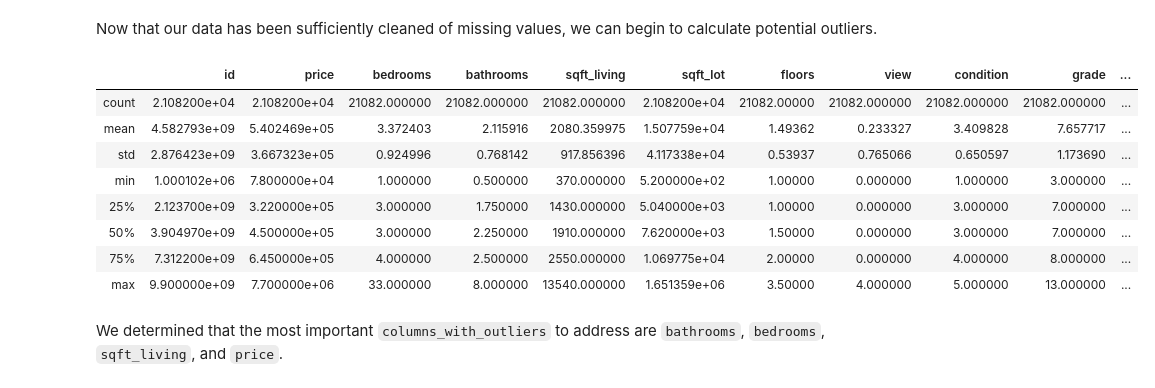
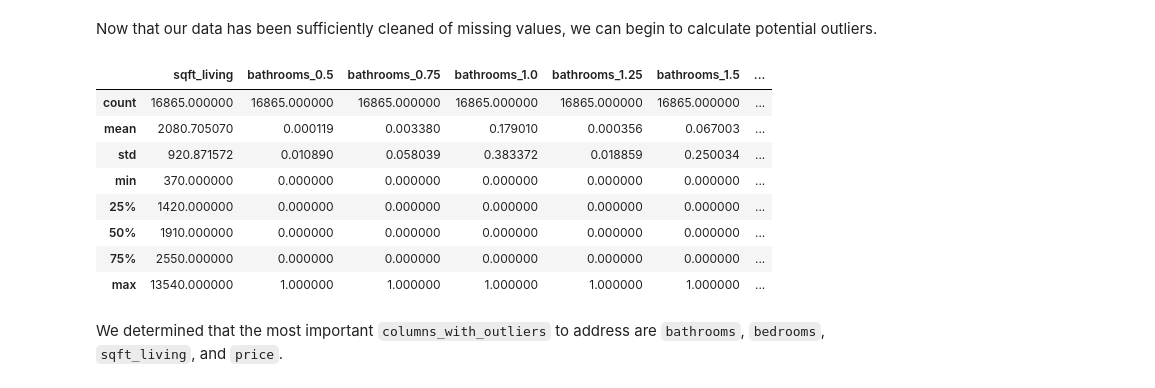
Before and after one commit to jonnelbenjamin/coachmod4project, a Jupyter notebook: 2_data_cleaning.ipynb, the cells around one changed output. Cells and saved outputs as stored; diff of their text form; code cells hidden in the pictures.

````diff
--- a/2_data_cleaning.ipynb
+++ b/2_data_cleaning.ipynb
@@ -138,0 +101,6 @@ ValueError: The indices for endog and exog are not aligned
+# %%
+
+categorical_features = ['bathrooms','bedrooms','zipcode','yr_built','grade','condition','view','floors']
+for feature in categorical_features:
+    kcdf[feature] = kcdf[feature].astype('category')
+kcdf.info()
@@ -191,2 +179,17 @@ stripped leading/trailing spaces from all cells of string type
+# %%
+categorial_columns = ['bathrooms','bedrooms','grade','view','floors']
+non_categorial_columns = ['id','date','sqft_lot','condition','yr_built','zipcode','sqft_living15', 'sqft_lot15']
+dummies_df = pd.get_dummies(kcdf, columns=categorial_columns).drop(columns=non_categorial_columns)
+# %%
+# This is
+
+# This sets X to a dataframe consisting of columns with dummy variables & without extra columns
+X = dummies_df.drop(columns=['price'])
+
+# this simply sets y to the price column of the dataframe
+y = dummies_df['price']
+
+# This runs a train/test split with .20 of the data.
+X_train, X_test, y_train, y_test = train_test_split(X, y, test_size = 0.2, random_state=40)
 # %% [markdown]
 And we also want to run a quick check for duplicates.
@@ -208,16 +207,16 @@ msno.matrix(kcdf)
 # %% [markdown]
 Now that our data has been sufficiently cleaned of missing values, we can begin to calculate potential outliers.
 # %%
-kcdf.describe()
+X_train.describe()
 # %% [output]
-|  | id | price | bedrooms | bathrooms | sqft_living | sqft_lot | floors | view | condition | grade | ... |
-| count | 2.108200e+04 | 2.108200e+04 | 21082.000000 | 21082.000000 | 21082.000000 | 2.108200e+04 | 21082.00000 | 21082.000000 | 21082.000000 | 21082.000000 | ... |
-| mean | 4.582793e+09 | 5.402469e+05 | 3.372403 | 2.115916 | 2080.359975 | 1.507759e+04 | 1.49362 | 0.233327 | 3.409828 | 7.657717 | ... |
-| std | 2.876423e+09 | 3.667323e+05 | 0.924996 | 0.768142 | 917.856396 | 4.117338e+04 | 0.53937 | 0.765066 | 0.650597 | 1.173690 | ... |
-| min | 1.000102e+06 | 7.800000e+04 | 1.000000 | 0.500000 | 370.000000 | 5.200000e+02 | 1.00000 | 0.000000 | 1.000000 | 3.000000 | ... |
-| 25% | 2.123700e+09 | 3.220000e+05 | 3.000000 | 1.750000 | 1430.000000 | 5.040000e+03 | 1.00000 | 0.000000 | 3.000000 | 7.000000 | ... |
-| 50% | 3.904970e+09 | 4.500000e+05 | 3.000000 | 2.250000 | 1910.000000 | 7.620000e+03 | 1.50000 | 0.000000 | 3.000000 | 7.000000 | ... |
-| 75% | 7.312200e+09 | 6.450000e+05 | 4.000000 | 2.500000 | 2550.000000 | 1.069775e+04 | 2.00000 | 0.000000 | 4.000000 | 8.000000 | ... |
-| max | 9.900000e+09 | 7.700000e+06 | 33.000000 | 8.000000 | 13540.000000 | 1.651359e+06 | 3.50000 | 4.000000 | 5.000000 | 13.000000 | ... |
+|  | sqft_living | bathrooms_0.5 | bathrooms_0.75 | bathrooms_1.0 | bathrooms_1.25 | bathrooms_1.5 | ... |
+| count | 16865.000000 | 16865.000000 | 16865.000000 | 16865.000000 | 16865.000000 | 16865.000000 | ... |
+| mean | 2080.705070 | 0.000119 | 0.003380 | 0.179010 | 0.000356 | 0.067003 | ... |
+| std | 920.871572 | 0.010890 | 0.058039 | 0.383372 | 0.018859 | 0.250034 | ... |
+| min | 370.000000 | 0.000000 | 0.000000 | 0.000000 | 0.000000 | 0.000000 | ... |
+| 25% | 1420.000000 | 0.000000 | 0.000000 | 0.000000 | 0.000000 | 0.000000 | ... |
+| 50% | 1910.000000 | 0.000000 | 0.000000 | 0.000000 | 0.000000 | 0.000000 | ... |
+| 75% | 2550.000000 | 0.000000 | 0.000000 | 0.000000 | 0.000000 | 0.000000 | ... |
+| max | 13540.000000 | 1.000000 | 1.000000 | 1.000000 | 1.000000 | 1.000000 | ... |
 # %% [markdown]
 We determined that the most important ```columns_with_outliers``` to address are ```bathrooms```, ```bedrooms```, ```sqft_living```, and ```price```.
````
Also changed, not shown: parts of 24 cells of this notebook, 4 other files.
